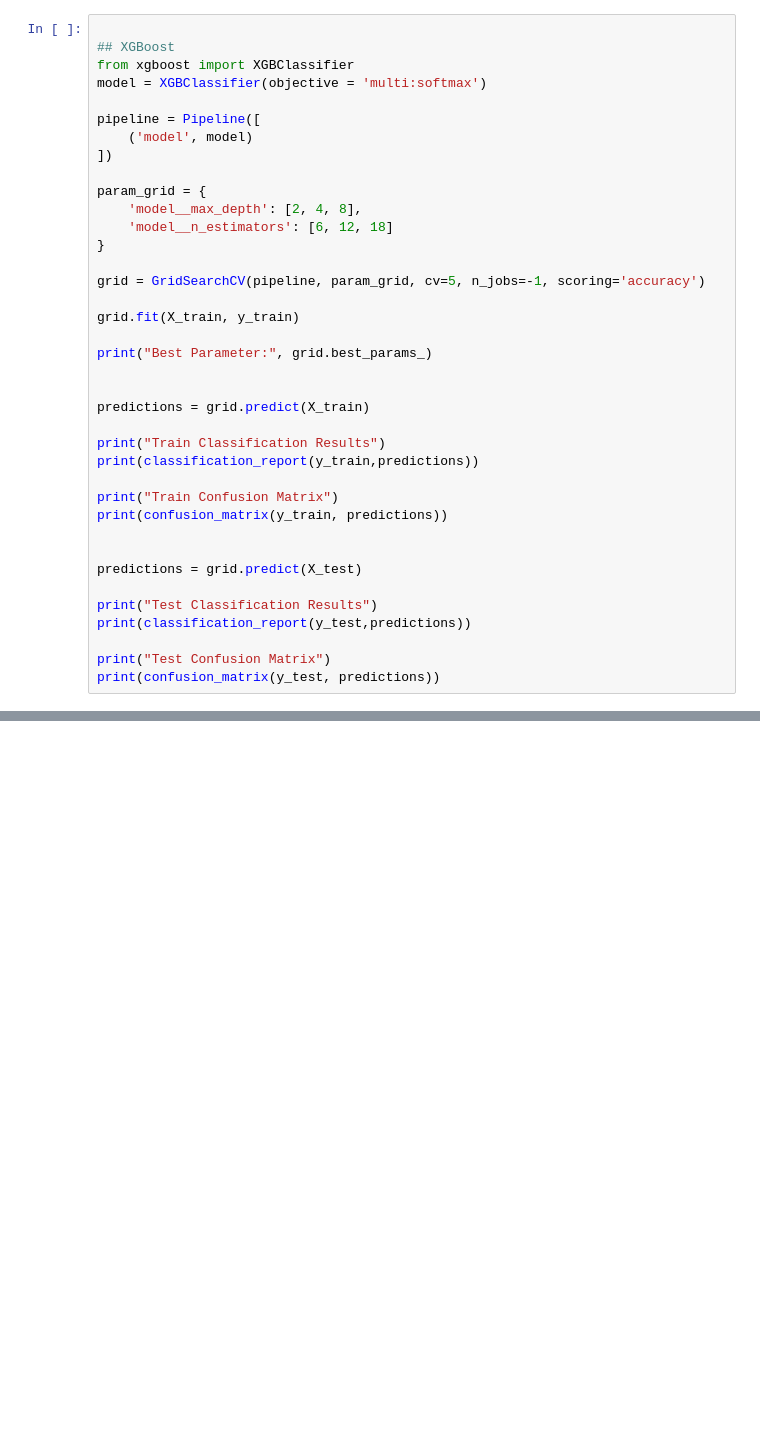
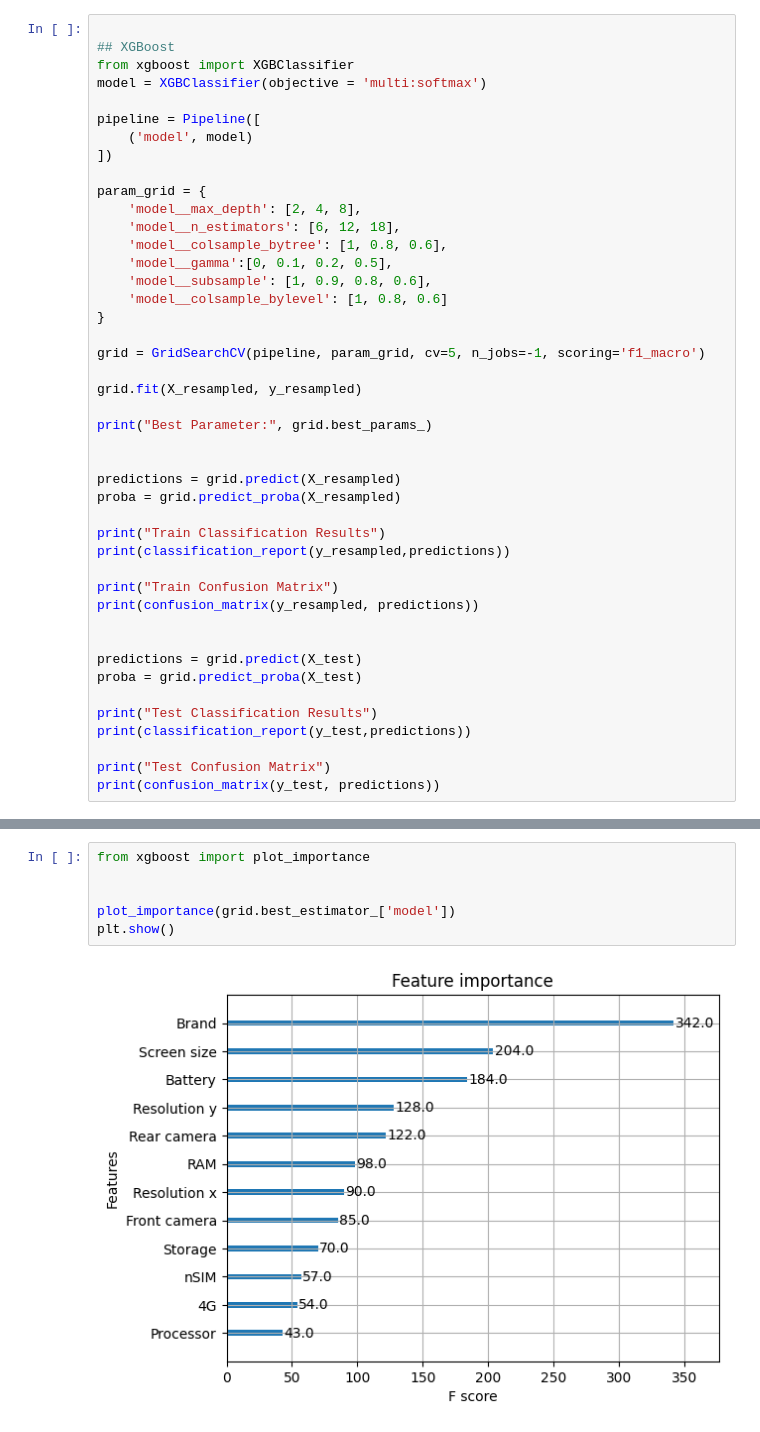
Before and after one commit to dhsiehcode/573_project, a Jupyter notebook: models.ipynb, the cells around one changed output, grey strips where cells are left out. Drawn from its saved outputs; the diff is of its cells as text; blank space fills up the shorter version.

```diff
--- a/models.ipynb
+++ b/models.ipynb
@@ -147,26 +190,32 @@ pipeline = Pipeline([
 
 param_grid = {
     'model__max_depth': [2, 4, 8],
-    'model__n_estimators': [6, 12, 18]
+    'model__n_estimators': [6, 12, 18],
+    'model__colsample_bytree': [1, 0.8, 0.6],
+    'model__gamma':[0, 0.1, 0.2, 0.5],
+    'model__subsample': [1, 0.9, 0.8, 0.6],
+    'model__colsample_bylevel': [1, 0.8, 0.6]
 }
 
-grid = GridSearchCV(pipeline, param_grid, cv=5, n_jobs=-1, scoring='accuracy')
+grid = GridSearchCV(pipeline, param_grid, cv=5, n_jobs=-1, scoring='f1_macro')
 
-grid.fit(X_train, y_train)
+grid.fit(X_resampled, y_resampled)
 
 print("Best Parameter:", grid.best_params_)
 
 
-predictions = grid.predict(X_train)
+predictions = grid.predict(X_resampled)
+proba = grid.predict_proba(X_resampled)
 
 print("Train Classification Results")
-print(classification_report(y_train,predictions))
+print(classification_report(y_resampled,predictions))
 
 print("Train Confusion Matrix")
-print(confusion_matrix(y_train, predictions))
+print(confusion_matrix(y_resampled, predictions))
 
 
 predictions = grid.predict(X_test)
+proba = grid.predict_proba(X_test)
 
 print("Test Classification Results")
 print(classification_report(y_test,predictions))
@@ -194,3 +243,11 @@ Test Confusion Matrix
+# %%
+from xgboost import plot_importance
+
+
+plot_importance(grid.best_estimator_['model'])
+plt.show()
+# %% [output]
+[figure, added]
 # %%
 from sklearn.neural_network import MLPClassifier
 
```
Also changed, not shown: parts of 14 cells of this notebook.
